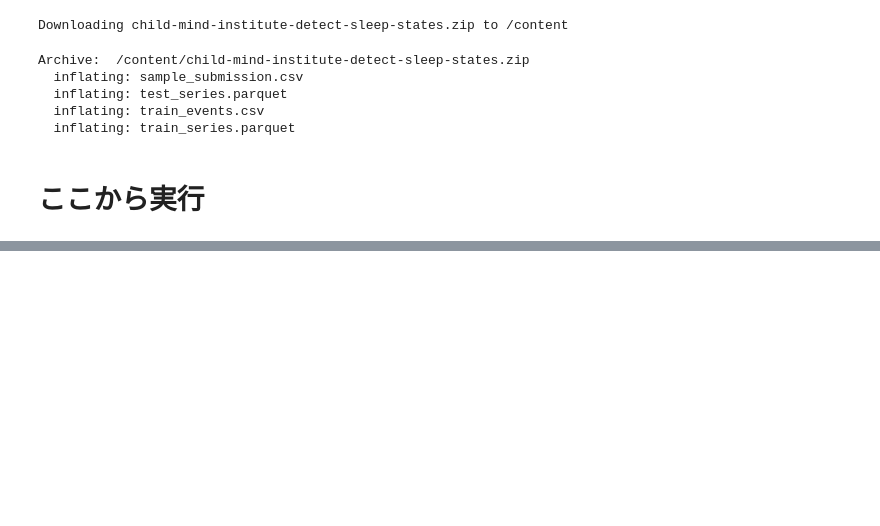
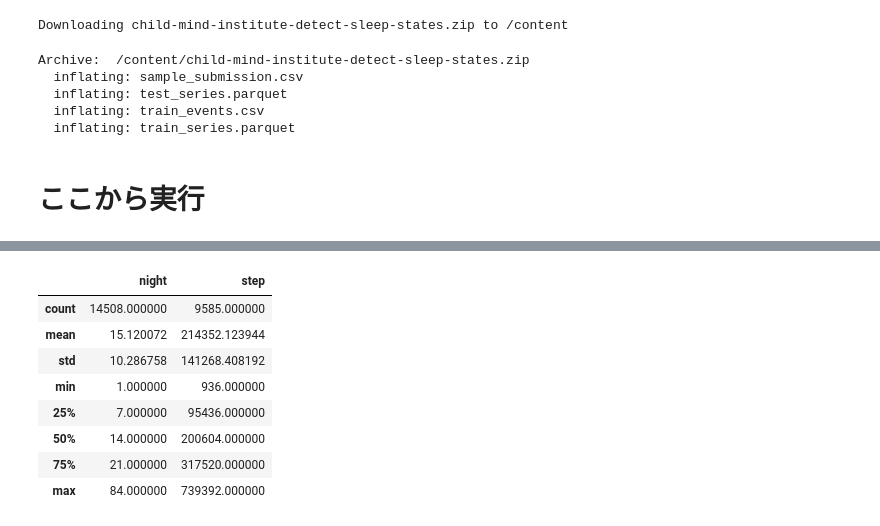
Before and after one commit to cubenomuta/kaggle-Child-Mind-Institute, a Jupyter notebook: nb/001_eda.ipynb, the cells around one changed output, grey strips where cells are left out. Saved outputs shown, nothing was run; the diff lists cells and outputs as text; code cells hidden in the pictures; blank space fills up the shorter version.

```diff
--- a/nb/001_eda.ipynb
+++ b/nb/001_eda.ipynb
@@ -65,0 +99,12 @@ df.head()
+# %%
+df.describe()
+# %% [output]
+|  | night | step |
+| count | 14508.000000 | 9585.000000 |
+| mean | 15.120072 | 214352.123944 |
+| std | 10.286758 | 141268.408192 |
+| min | 1.000000 | 936.000000 |
+| 25% | 7.000000 | 95436.000000 |
+| 50% | 14.000000 | 200604.000000 |
+| 75% | 21.000000 | 317520.000000 |
+| max | 84.000000 | 739392.000000 |
```
Also changed, not shown: parts of 7 cells of this notebook.
